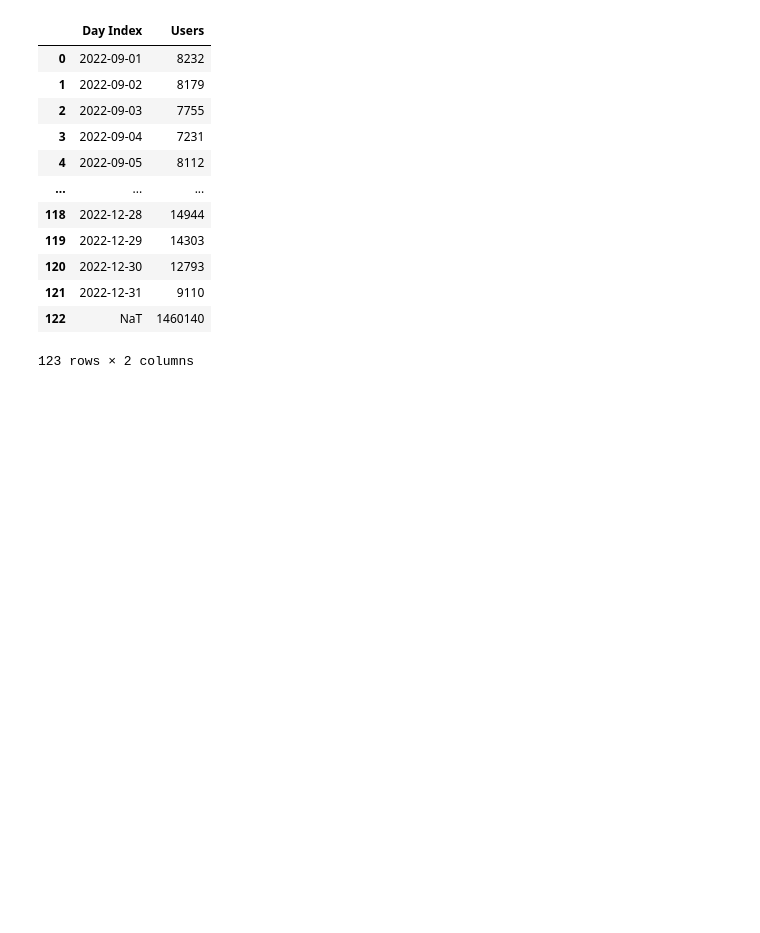
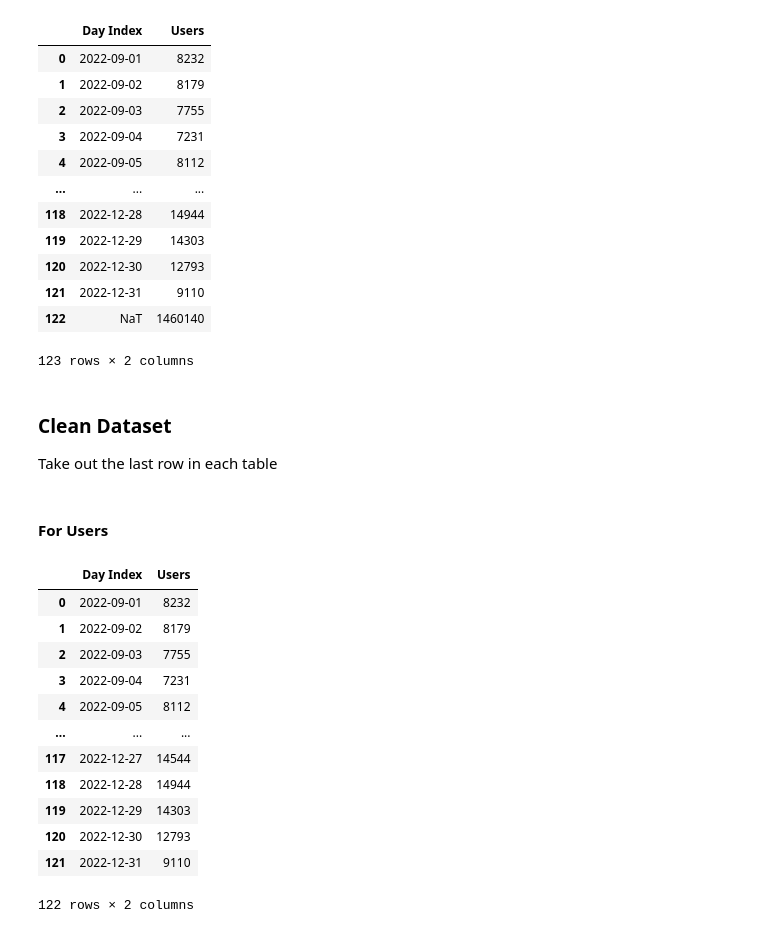
Before and after one commit to donaldebube/WFD-Python-Code, a Jupyter notebook: GADR_Python_Code.ipynb, the cells around one changed output. Drawn from its saved outputs; the diff is of its cells as text; code cells hidden in the pictures; blank space fills up the shorter version.

```diff
--- a/GADR_Python_Code.ipynb
+++ b/GADR_Python_Code.ipynb
@@ -84,3 +84,27 @@ gadr_users
 | 121 | 2022-12-31 | 9110 |
 | 122 | NaT | 1460140 |
 123 rows × 2 columns
+# %% [markdown]
+### Clean Dataset
+
+Take out the last row in each table
+# %% [markdown]
+#### For Users
+# %%
+gadr_users.drop(index=122, inplace=True)
+# %%
+gadr_users
+# %% [output]
+|  | Day Index | Users |
+| 0 | 2022-09-01 | 8232 |
+| 1 | 2022-09-02 | 8179 |
+| 2 | 2022-09-03 | 7755 |
+| 3 | 2022-09-04 | 7231 |
+| 4 | 2022-09-05 | 8112 |
+| ... | ... | ... |
+| 117 | 2022-12-27 | 14544 |
+| 118 | 2022-12-28 | 14944 |
+| 119 | 2022-12-29 | 14303 |
+| 120 | 2022-12-30 | 12793 |
+| 121 | 2022-12-31 | 9110 |
+122 rows × 2 columns
```
Also changed, not shown: parts of 11 cells of this notebook.
